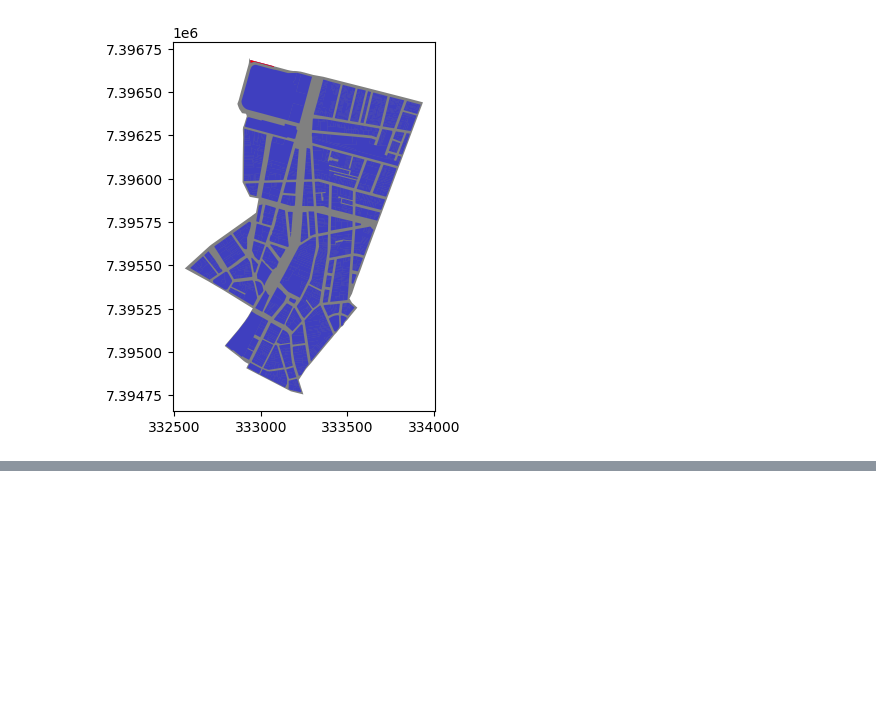
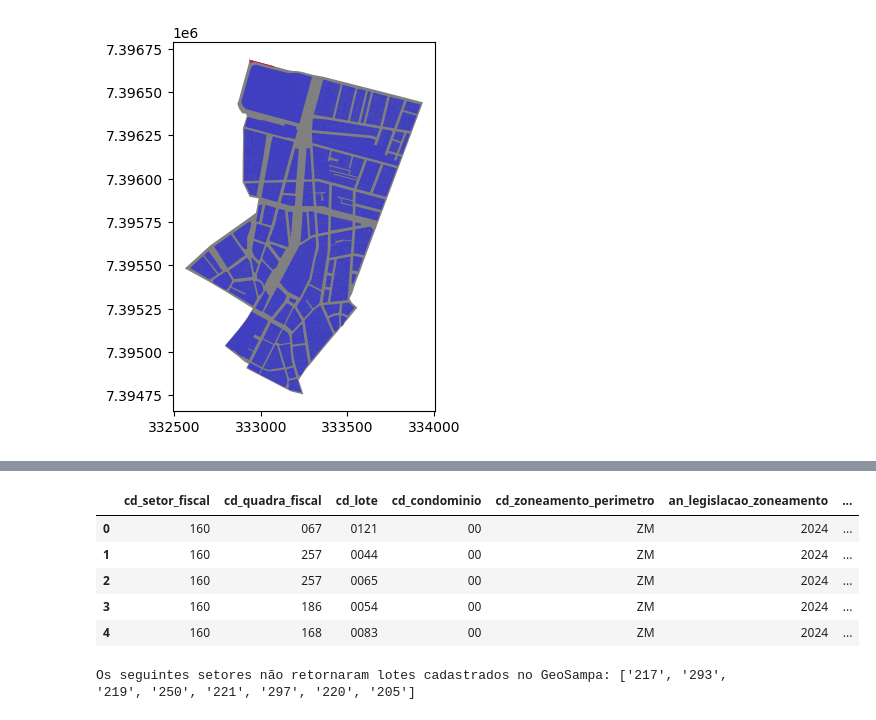
Before and after one commit to h-pgy/zoneamento_lotes_pmsp, a Jupyter notebook: analise.ipynb, the cells around one changed output, grey strips where cells are left out. Drawn from its saved outputs; the diff is of its cells as text; code cells hidden in the pictures; blank space fills up the shorter version.

```diff
--- a/analise.ipynb
+++ b/analise.ipynb
@@ -342,3 +363,12 @@ Resultado final carregado do cache local.
+# %%
+df_final.head()
+# %% [output]
+|  | cd_setor_fiscal | cd_quadra_fiscal | cd_lote | cd_condominio | cd_zoneamento_perimetro | an_legislacao_zoneamento | ... |
+| 0 | 160 | 067 | 0121 | 00 | ZM | 2024 | ... |
+| 1 | 160 | 257 | 0044 | 00 | ZM | 2024 | ... |
+| 2 | 160 | 257 | 0065 | 00 | ZM | 2024 | ... |
+| 3 | 160 | 186 | 0054 | 00 | ZM | 2024 | ... |
+| 4 | 160 | 168 | 0083 | 00 | ZM | 2024 | ... |
 # %%
 from utils.io.path import output_path
 from config import OUTPUT_DIR
@@ -347,3 +377,7 @@ if not os.path.exists(OUTPUT_DIR):
     os.mkdir(OUTPUT_DIR)
 
 df_final.to_parquet(output_path("df_final.parquet", "microdados_lotes_com_zoneamento"))
+# %%
+print(f'Os seguintes setores não retornaram lotes cadastrados no GeoSampa: {setores_sem_lotes}')
+# %% [output]
+Os seguintes setores não retornaram lotes cadastrados no GeoSampa: ['217', '293', '219', '250', '221', '297', '220', '205']
```
Also changed, not shown: parts of 3 cells of this notebook, 1 other file.
